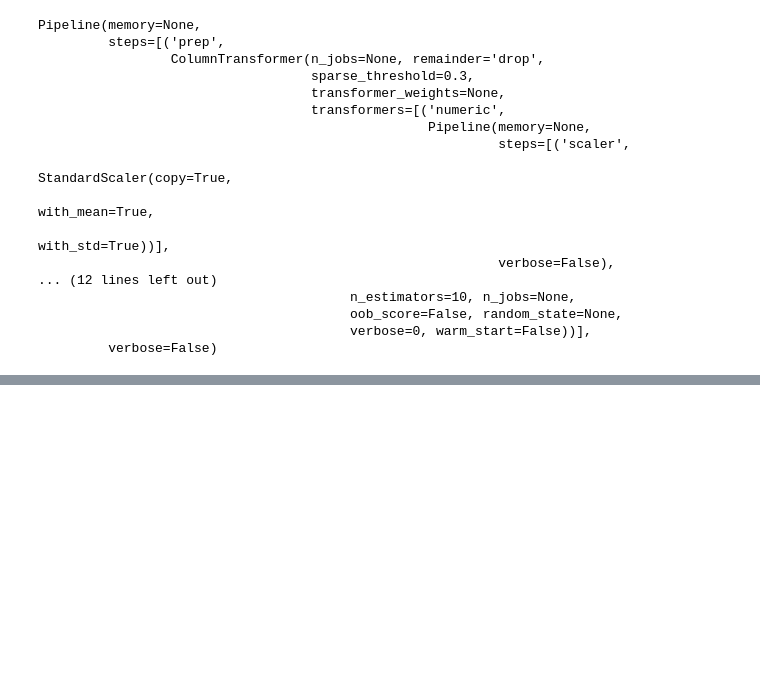
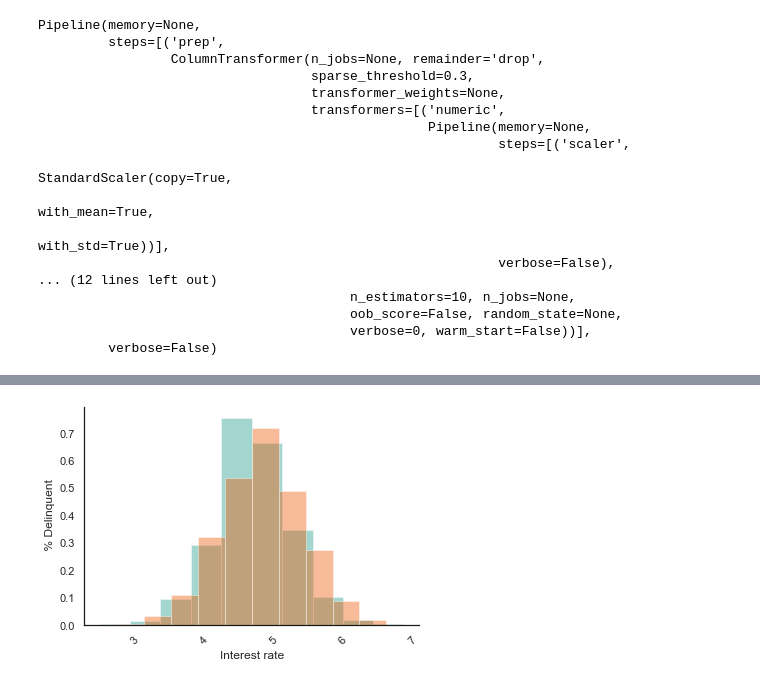
Before and after one commit to vyjayanthipp/Secondary_Mortgage_Loans, a Jupyter notebook: codes/VJ_Model.ipynb, the cells around one changed output, grey strips where cells are left out. Cells and saved outputs as stored; diff of their text form; code cells hidden in the pictures; blank space fills up the shorter version.

```diff
--- a/codes/VJ_Model.ipynb
+++ b/codes/VJ_Model.ipynb
@@ -83,0 +82,6 @@ ValueError: could not convert string to float: 'N'
+# %%
+from codes.preprocess import *
+X_test, y_test = load_clean_data('test')
+# %%
+#Combine the train and test datasets
+Final_df_X = pd.concat([X_train,X_test], ignore_index =True)
@@ -83,0 +141,5 @@ ValueError: could not convert string to float: 'N'
+# %%
+distplot('interest_rate')
+ax_params('Interest rate', ' % Delinquent')
+# %% [output]
+[figure, added]
```
Also changed, not shown: parts of 18 cells of this notebook.
